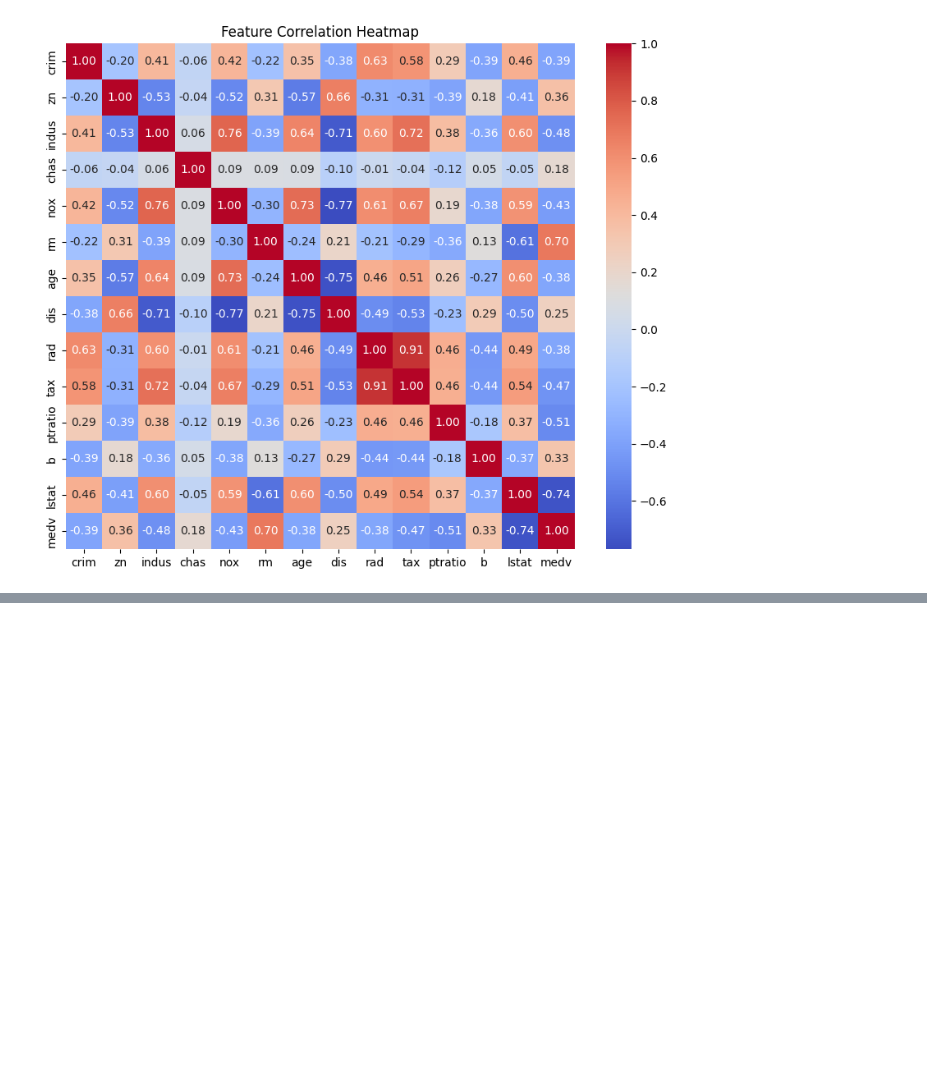
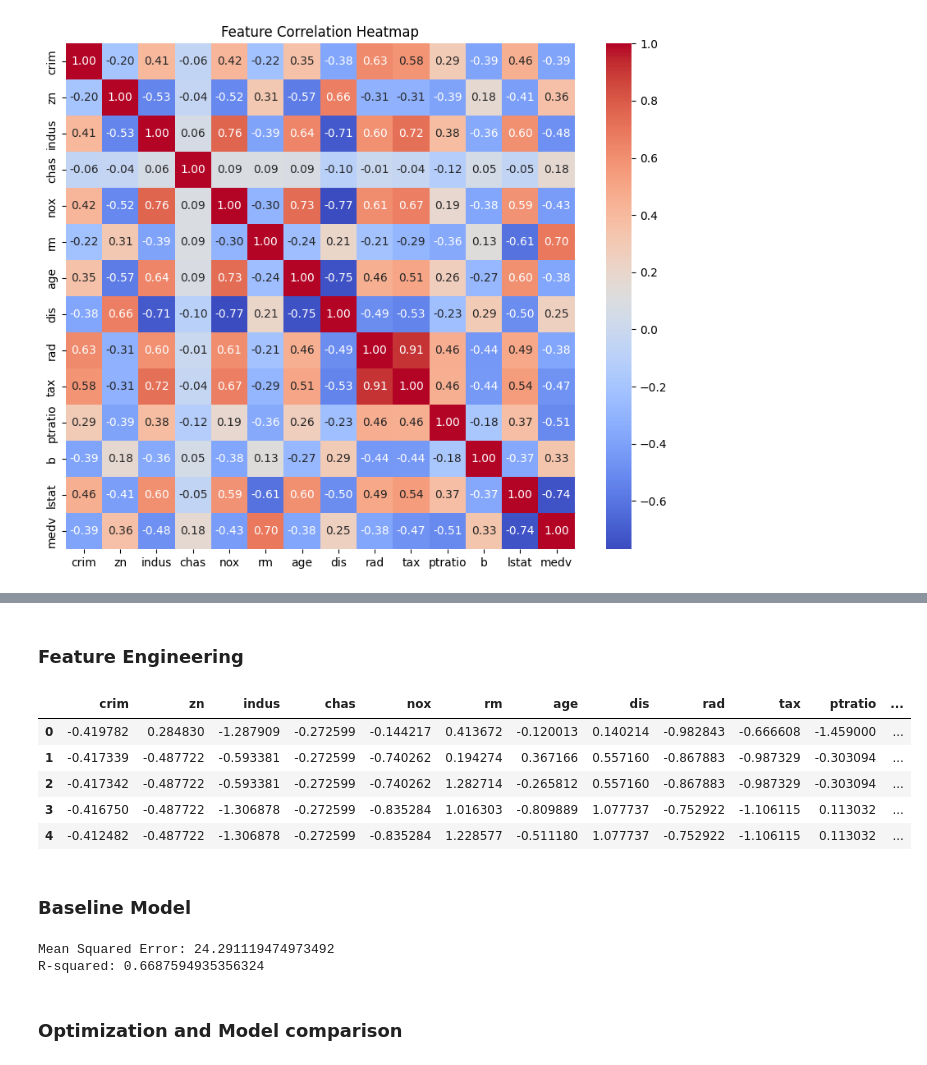
Before and after one commit to ashmehta/HousePricePredictor, a Jupyter notebook: Capstone.ipynb, the cells around one changed output, grey strips where cells are left out. Saved outputs shown, nothing was run; the diff lists cells and outputs as text; code cells hidden in the pictures; blank space fills up the shorter version.

```diff
--- a/Capstone.ipynb
+++ b/Capstone.ipynb
@@ -69,3 +95,52 @@ y = data['medv']  # Target variable (house price)
+# %% [markdown]
+### Feature Engineering ###
+# %%
+from sklearn.preprocessing import StandardScaler
+
+# Scaling the numerical columns
+features = data.drop('medv', axis=1)
+scaler = StandardScaler()
+scaled_features = scaler.fit_transform(features)
+
+scaled_data = pd.DataFrame(scaled_features, columns=features.columns)
+scaled_data.head()
+# %% [output]
+|  | crim | zn | indus | chas | nox | rm | age | dis | rad | tax | ptratio | ... |
+| 0 | -0.419782 | 0.284830 | -1.287909 | -0.272599 | -0.144217 | 0.413672 | -0.120013 | 0.140214 | -0.982843 | -0.666608 | -1.459000 | ... |
+| 1 | -0.417339 | -0.487722 | -0.593381 | -0.272599 | -0.740262 | 0.194274 | 0.367166 | 0.557160 | -0.867883 | -0.987329 | -0.303094 | ... |
+| 2 | -0.417342 | -0.487722 | -0.593381 | -0.272599 | -0.740262 | 1.282714 | -0.265812 | 0.557160 | -0.867883 | -0.987329 | -0.303094 | ... |
+| 3 | -0.416750 | -0.487722 | -1.306878 | -0.272599 | -0.835284 | 1.016303 | -0.809889 | 1.077737 | -0.752922 | -1.106115 | 0.113032 | ... |
+| 4 | -0.412482 | -0.487722 | -1.306878 | -0.272599 | -0.835284 | 1.228577 | -0.511180 | 1.077737 | -0.752922 | -1.106115 | 0.113032 | ... |
+# %% [markdown]
+### Baseline Model ###
+# %%
+from sklearn.model_selection import train_test_split
+from sklearn.linear_model import LinearRegression
+from sklearn.metrics import mean_squared_error, r2_score
+
+X = scaled_data  # Features
+y = data['medv']  # Target variable
+
+X_train, X_test, y_train, y_test = train_test_split(X, y, test_size=0.2, random_state=42)
+
+# Train the model
+model = LinearRegression()
+model.fit(X_train, y_train)
+
+# Predict and evaluate
+y_pred = model.predict(X_test)
+
+# Performance metrics
+mse = mean_squared_error(y_test, y_pred)
+r2 = r2_score(y_test, y_pred)
+
+print(f"Mean Squared Error: {mse}")
+print(f"R-squared: {r2}")
+# %% [output]
+Mean Squared Error: 24.291119474973492
+R-squared: 0.6687594935356324
+# %% [markdown]
+### Optimization and Model comparison ###
 # %%
 # Identify numerical and categorical features
 num_features = X.select_dtypes(include=[np.number]).columns.tolist()
```
Also changed, not shown: parts of 16 cells of this notebook.
